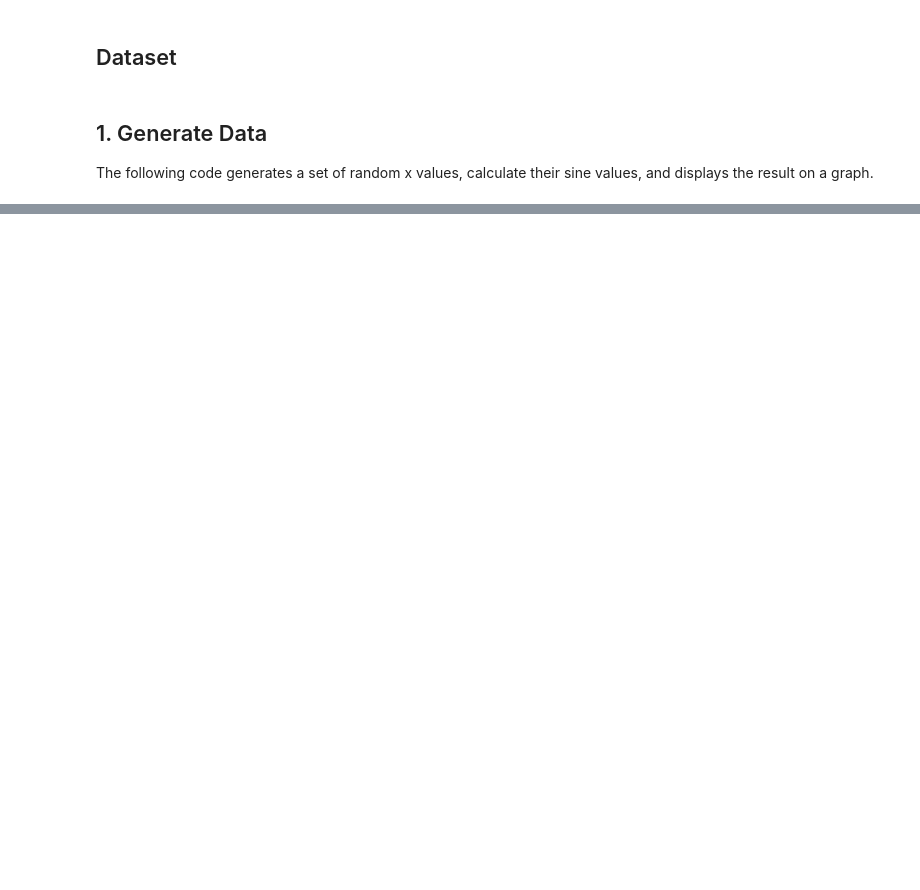
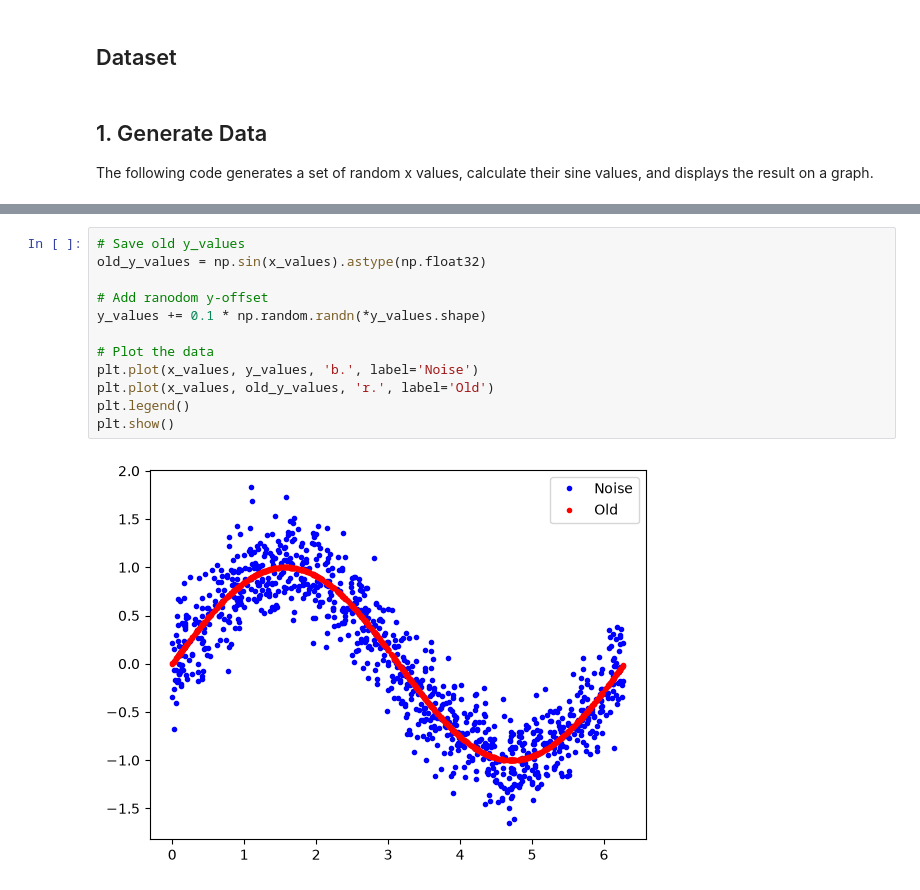
Before and after one commit to Wusteeeer/TinyML_Labs, a Jupyter notebook: hello_world/hello_world.ipynb, the cells around one changed output, grey strips where cells are left out. Drawn from its saved outputs; the diff is of its cells as text; blank space fills up the shorter version.

```diff
--- a/hello_world/hello_world.ipynb
+++ b/hello_world/hello_world.ipynb
@@ -86,0 +104,14 @@ plt.show()
+# %%
+# Save old y_values
+old_y_values = np.sin(x_values).astype(np.float32)
+
+# Add ranodom y-offset
+y_values += 0.1 * np.random.randn(*y_values.shape)
+
+# Plot the data
+plt.plot(x_values, y_values, 'b.', label='Noise')
+plt.plot(x_values, old_y_values, 'r.', label='Old')
+plt.legend()
+plt.show()
+# %% [output]
+[figure, added]
```
Also changed, not shown: parts of 12 cells of this notebook.
